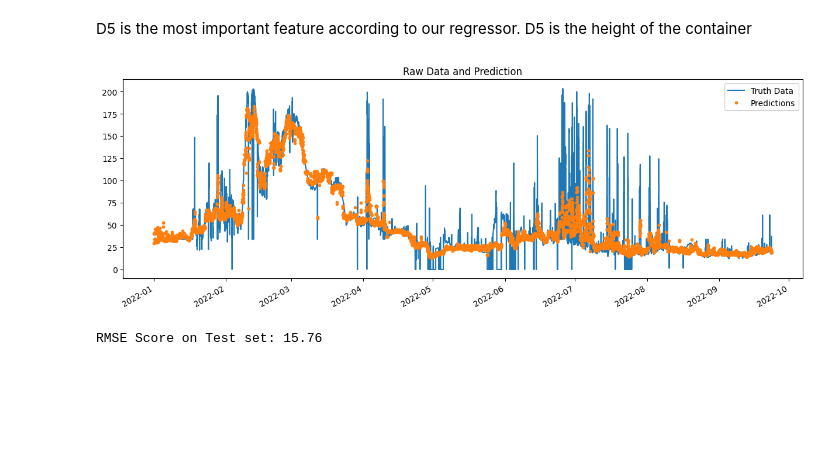
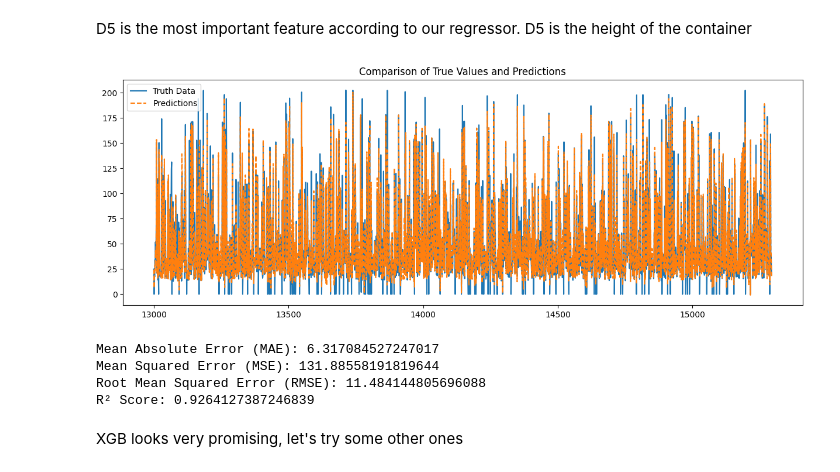
Before and after one commit to fibleep/sludge-water-plant, a Jupyter notebook: water_plants.ipynb, the cells around one changed output. Cells and saved outputs as stored; diff of their text form; code cells hidden in the pictures; blank space fills up the shorter version.

```diff
--- a/water_plants.ipynb
+++ b/water_plants.ipynb
@@ -378,28 +380,24 @@ plt.show()
 # %% [markdown]
 D5 is the most important feature according to our regressor. D5 is the height of the container
-# %%
-import matplotlib.pyplot as plt
-
-
-X_test['prediction'] = reg.predict(X_test)
-
-predict_df = df.merge(X_test[['prediction']], how='left', left_index=True, right_index=True)
-
-ax = predict_df[['Target']].plot(figsize=(15, 5))
-predict_df['prediction'].plot(ax=ax, style='.')
-plt.legend(['Truth Data', 'Predictions'])
-ax.set_title('Raw Data and Prediction')
-plt.show()
-# %% [output]
-[figure, removed]
-# %%
-import numpy as np
-from sklearn.metrics import mean_squared_error
-
-
-valid_predict_df = predict_df.dropna(subset=['Target', 'prediction'])
-
-score = np.sqrt(mean_squared_error(valid_predict_df["Target"], valid_predict_df["prediction"]))
-print(f"RMSE Score on Test set: {score:0.2f}")
-# %% [output]
-RMSE Score on Test set: 15.76
+# %%
+y_pred = reg.predict(X_test)
+predict_df = pd.DataFrame({'True Values': y_test, 'Predictions': y_pred})
+plot_df = predict_df.reset_index(drop=True)[13000:]
+
+plt.figure(figsize=(15, 5))
+plt.plot(plot_df['True Values'], label='Truth Data')
+plt.plot(plot_df['Predictions'], label='Predictions',linestyle='--')
+plt.legend()
+plt.title('Comparison of True Values and Predictions')
+plt.show()
+# %% [output]
+[figure, added]
+# %%
+evaluate_model(reg, X_test, y_test)
+# %% [output]
+Mean Absolute Error (MAE): 6.317084527247017
+Mean Squared Error (MSE): 131.88558191819644
+Root Mean Squared Error (RMSE): 11.484144805696088
+R² Score: 0.9264127387246839
+# %% [markdown]
+XGB looks very promising, let's try some other ones
```
Also changed, not shown: parts of 18 cells of this notebook.
